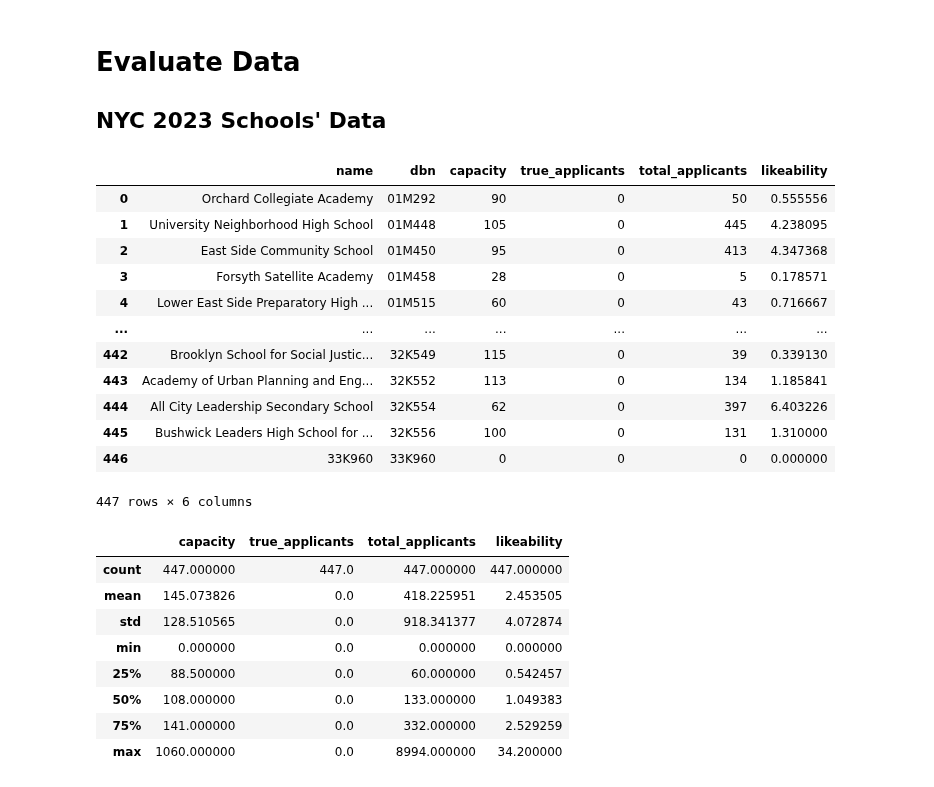
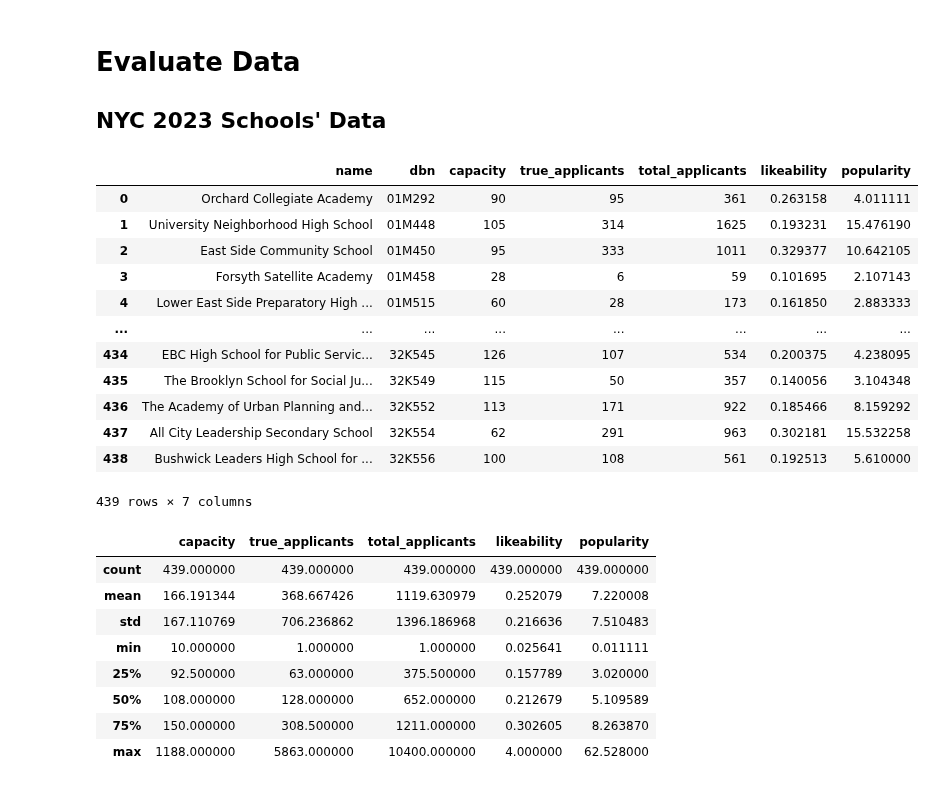
Before and after one commit to KoraSHughes/DataLife, a Jupyter notebook: BackEnd/load.ipynb, the cells around one changed output. Cells and saved outputs as stored; diff of their text form; code cells hidden in the pictures.

Commit message:
Updated Simulation with Real School TAR

```diff
--- a/BackEnd/load.ipynb
+++ b/BackEnd/load.ipynb
@@ -1017,48 +1017,53 @@ def insert_student(student_data, df):
 ## NYC 2023 Schools' Data
 # %%
 # looking at real admissions data
-school_info = np.load("Data/schools_info_incomplete.npy", allow_pickle=True).item()
+school_info = np.load("Data/schools_info.npy", allow_pickle=True).item()
 # {name: (dbn, capacity, true applicants, total applicants)}
-
 temp = []
-for name, data in school_info.items():
+for name, data in school_info.items():  # transfer to df
     temp.append([name]+[d for d in data])
 school_df = pd.DataFrame(temp, columns=["name", "dbn", "capacity", "true_applicants", "total_applicants"])
-ar = []
+like = []
+pop = []
 for i, row in school_df.iterrows():
-    if row["capacity"]==0 or row["total_applicants"]==0:
-        ar.append(0)
+    if row["capacity"]==0:
+        pop.append(0)
     else:
-        ar.append(row["total_applicants"] / row["capacity"])
-school_df["likeability"] = ar
+        pop.append(row["total_applicants"] / row["capacity"])
+    if row["total_applicants"]==0:
+        like.append(0)
+    else:
+        like.append(row["true_applicants"] / row["total_applicants"])
+school_df["likeability"] = like   # probability that this school is the student's first choice/high on their list
+school_df["popularity"] = pop  # expected number of applicants per capacity slot
 # Note: true applicants not found yet
 school_df
 # %% [output]
-|  | name | dbn | capacity | true_applicants | total_applicants | likeability |
-| 0 | Orchard Collegiate Academy | 01M292 | 90 | 0 | 50 | 0.555556 |
-| 1 | University Neighborhood High School | 01M448 | 105 | 0 | 445 | 4.238095 |
-| 2 | East Side Community School | 01M450 | 95 | 0 | 413 | 4.347368 |
-| 3 | Forsyth Satellite Academy | 01M458 | 28 | 0 | 5 | 0.178571 |
-| 4 | Lower East Side Preparatory High ... | 01M515 | 60 | 0 | 43 | 0.716667 |
-| ... | ... | ... | ... | ... | ... | ... |
-| 442 | Brooklyn School for Social Justic... | 32K549 | 115 | 0 | 39 | 0.339130 |
-| 443 | Academy of Urban Planning and Eng... | 32K552 | 113 | 0 | 134 | 1.185841 |
-| 444 | All City Leadership Secondary School | 32K554 | 62 | 0 | 397 | 6.403226 |
-| 445 | Bushwick Leaders High School for ... | 32K556 | 100 | 0 | 131 | 1.310000 |
-| 446 | 33K960 | 33K960 | 0 | 0 | 0 | 0.000000 |
+|  | name | dbn | capacity | true_applicants | total_applicants | likeability | popularity |
+| 0 | Orchard Collegiate Academy | 01M292 | 90 | 95 | 361 | 0.263158 | 4.011111 |
+| 1 | University Neighborhood High School | 01M448 | 105 | 314 | 1625 | 0.193231 | 15.476190 |
+| 2 | East Side Community School | 01M450 | 95 | 333 | 1011 | 0.329377 | 10.642105 |
+| 3 | Forsyth Satellite Academy | 01M458 | 28 | 6 | 59 | 0.101695 | 2.107143 |
+| 4 | Lower East Side Preparatory High ... | 01M515 | 60 | 28 | 173 | 0.161850 | 2.883333 |
+| ... | ... | ... | ... | ... | ... | ... | ... |
+| 434 | EBC High School for Public Servic... | 32K545 | 126 | 107 | 534 | 0.200375 | 4.238095 |
+| 435 | The Brooklyn School for Social Ju... | 32K549 | 115 | 50 | 357 | 0.140056 | 3.104348 |
+| 436 | The Academy of Urban Planning and... | 32K552 | 113 | 171 | 922 | 0.185466 | 8.159292 |
+| 437 | All City Leadership Secondary School | 32K554 | 62 | 291 | 963 | 0.302181 | 15.532258 |
+| 438 | Bushwick Leaders High School for ... | 32K556 | 100 | 108 | 561 | 0.192513 | 5.610000 |
-447 rows × 6 columns
+439 rows × 7 columns
 # %%
 school_df.describe()
 # %% [output]
-|  | capacity | true_applicants | total_applicants | likeability |
-| count | 447.000000 | 447.0 | 447.000000 | 447.000000 |
-| mean | 145.073826 | 0.0 | 418.225951 | 2.453505 |
-| std | 128.510565 | 0.0 | 918.341377 | 4.072874 |
-| min | 0.000000 | 0.0 | 0.000000 | 0.000000 |
-| 25% | 88.500000 | 0.0 | 60.000000 | 0.542457 |
-| 50% | 108.000000 | 0.0 | 133.000000 | 1.049383 |
-| 75% | 141.000000 | 0.0 | 332.000000 | 2.529259 |
-| max | 1060.000000 | 0.0 | 8994.000000 | 34.200000 |
+|  | capacity | true_applicants | total_applicants | likeability | popularity |
+| count | 439.000000 | 439.000000 | 439.000000 | 439.000000 | 439.000000 |
+| mean | 166.191344 | 368.667426 | 1119.630979 | 0.252079 | 7.220008 |
+| std | 167.110769 | 706.236862 | 1396.186968 | 0.216636 | 7.510483 |
+| min | 10.000000 | 1.000000 | 1.000000 | 0.025641 | 0.011111 |
+| 25% | 92.500000 | 63.000000 | 375.500000 | 0.157789 | 3.020000 |
+| 50% | 108.000000 | 128.000000 | 652.000000 | 0.212679 | 5.109589 |
+| 75% | 150.000000 | 308.500000 | 1211.000000 | 0.302605 | 8.263870 |
+| max | 1188.000000 | 5863.000000 | 10400.000000 | 4.000000 | 62.528000 |
 # %%
 import plotly.express as px
 
```
Also changed, not shown: parts of 7 cells of this notebook, 4 other files.
